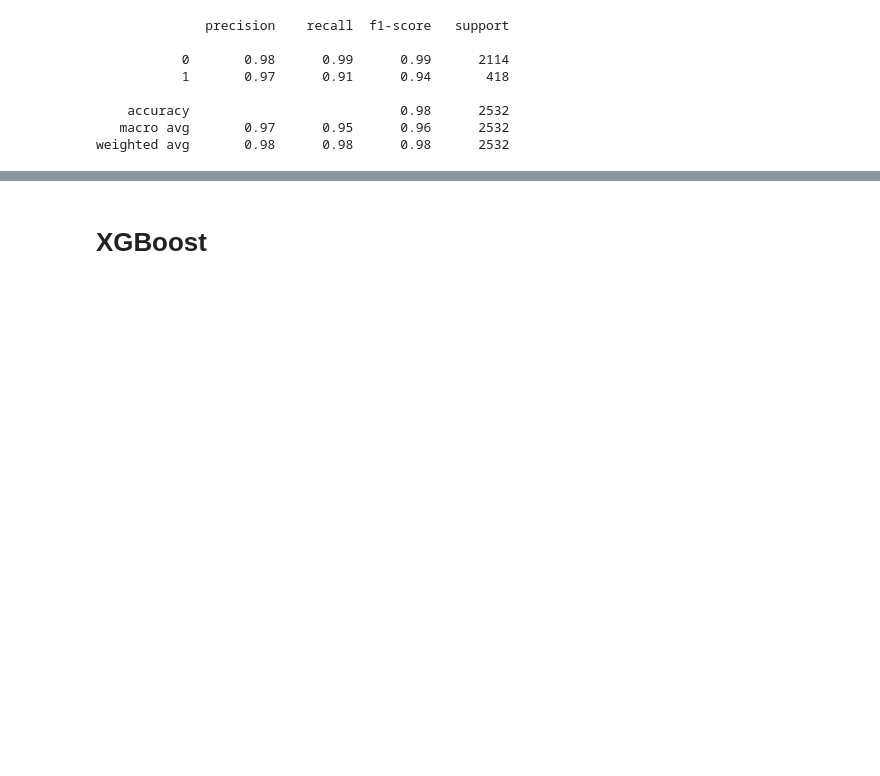
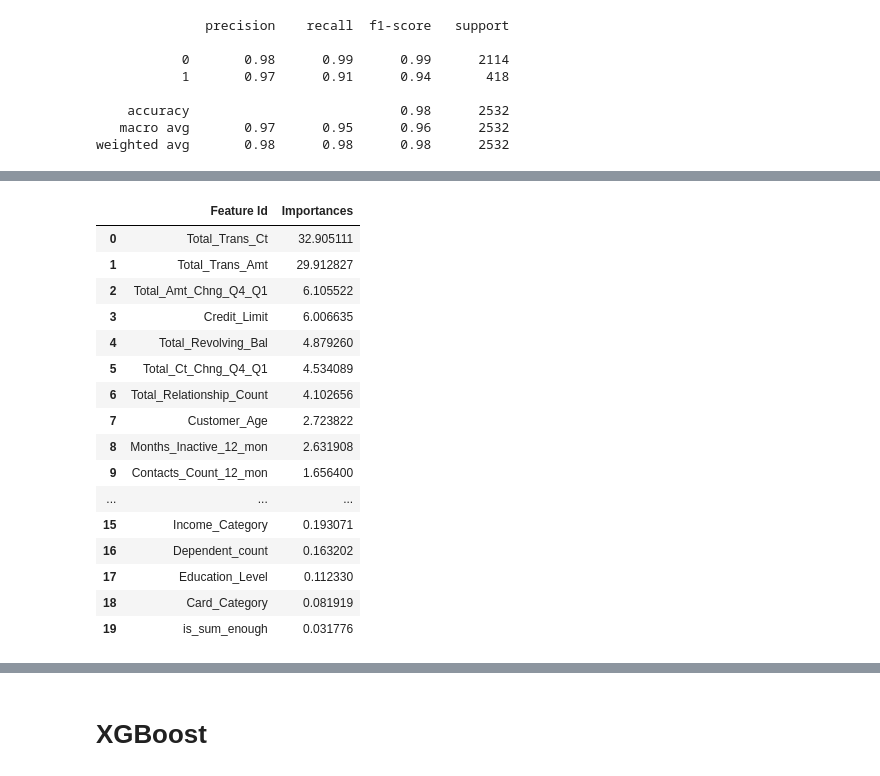
Before and after one commit to waitforcode/-_-, a Jupyter notebook: РЕСО.ipynb, the cells around one changed output, grey strips where cells are left out. Saved outputs shown, nothing was run; the diff lists cells and outputs as text; code cells hidden in the pictures; blank space fills up the shorter version.

```diff
--- a/РЕСО.ipynb
+++ b/РЕСО.ipynb
@@ -313,0 +327,20 @@ weighted avg       0.98      0.98      0.98      2532
+# %%
+best_cb_model.get_feature_importance(prettified=True)
+# %% [output]
+|  | Feature Id | Importances |
+| 0 | Total_Trans_Ct | 32.905111 |
+| 1 | Total_Trans_Amt | 29.912827 |
+| 2 | Total_Amt_Chng_Q4_Q1 | 6.105522 |
+| 3 | Credit_Limit | 6.006635 |
+| 4 | Total_Revolving_Bal | 4.879260 |
+| 5 | Total_Ct_Chng_Q4_Q1 | 4.534089 |
+| 6 | Total_Relationship_Count | 4.102656 |
+| 7 | Customer_Age | 2.723822 |
+| 8 | Months_Inactive_12_mon | 2.631908 |
+| 9 | Contacts_Count_12_mon | 1.656400 |
+| ... | ... | ... |
+| 15 | Income_Category | 0.193071 |
+| 16 | Dependent_count | 0.163202 |
+| 17 | Education_Level | 0.112330 |
+| 18 | Card_Category | 0.081919 |
+| 19 | is_sum_enough | 0.031776 |
```
Also changed, not shown: parts of 74 cells of this notebook.
